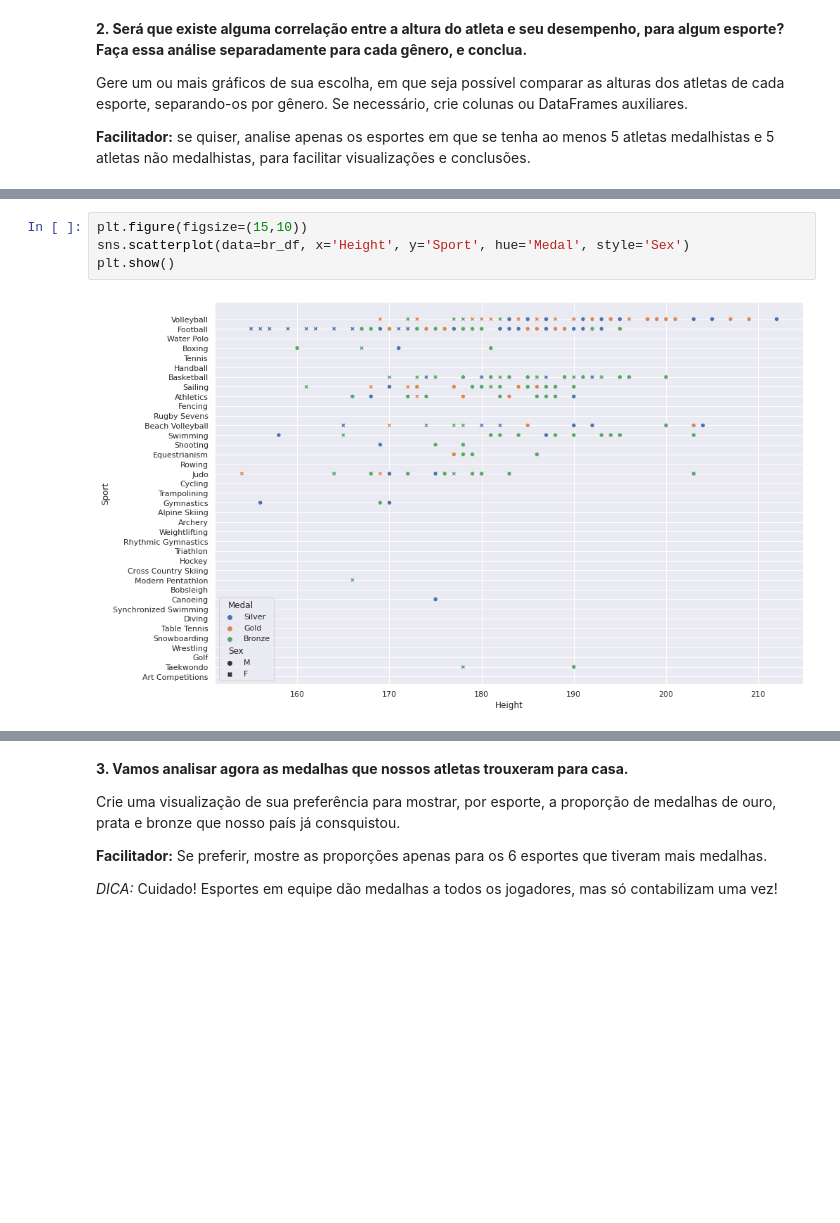
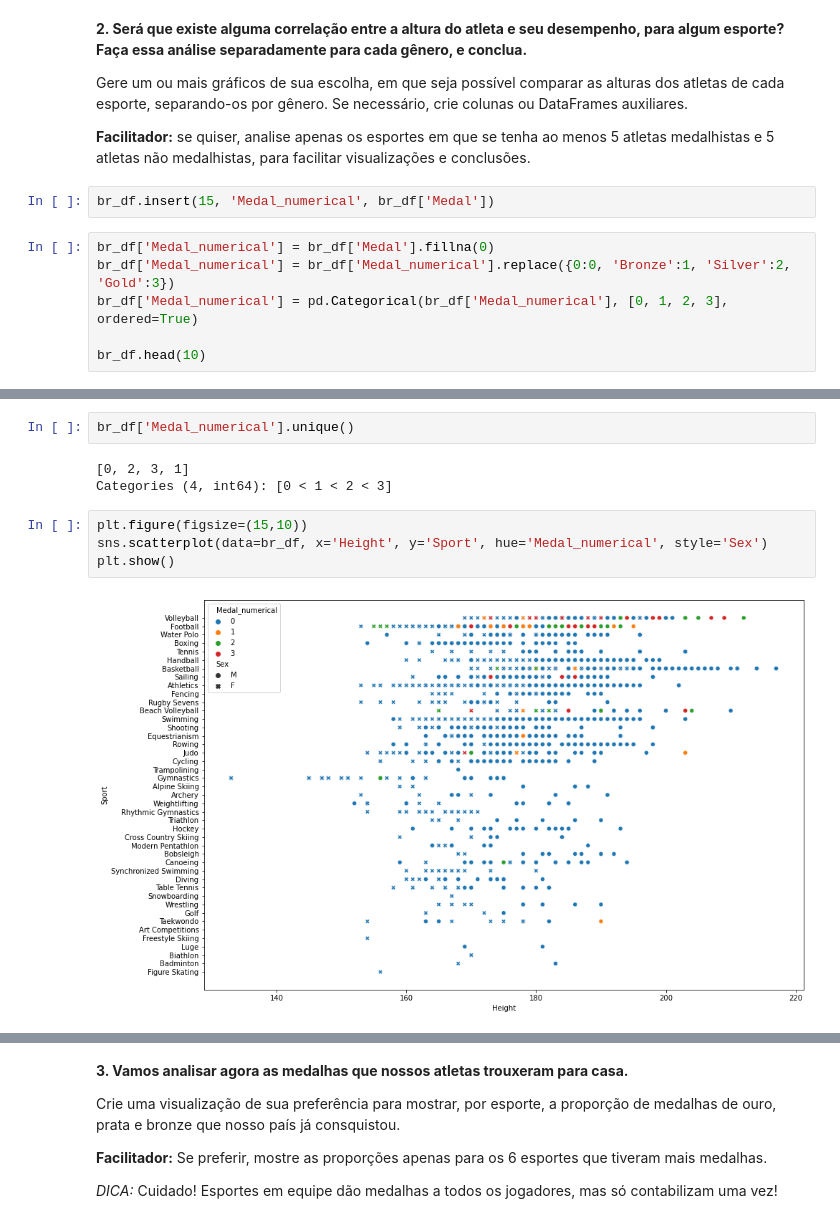
Before and after one commit to vmendes93/projeto_final_modulo_5, a Jupyter notebook: Projeto Final.ipynb, the cells around one changed output, grey strips where cells are left out. Cells and saved outputs as stored; diff of their text form; blank space fills up the shorter version.

```diff
--- a/Projeto Final.ipynb
+++ b/Projeto Final.ipynb
@@ -117,3 +117,11 @@ Colunas do dataframe: Index(['ID', 'Name', 'Sex', 'Age', 'Height', 'Weight', 'Te
 Gere um ou mais gráficos de sua escolha, em que seja possível comparar as alturas dos atletas de cada esporte, separando-os por gênero. Se necessário, crie colunas ou DataFrames auxiliares.
 
 **Facilitador:** se quiser, analise apenas os esportes em que se tenha ao menos 5 atletas medalhistas e 5 atletas não medalhistas, para facilitar visualizações e conclusões.
+# %%
+br_df.insert(15, 'Medal_numerical', br_df['Medal'])
+# %%
+br_df['Medal_numerical'] = br_df['Medal'].fillna(0)
+br_df['Medal_numerical'] = br_df['Medal_numerical'].replace({0:0, 'Bronze':1, 'Silver':2, 'Gold':3})
+br_df['Medal_numerical'] = pd.Categorical(br_df['Medal_numerical'], [0, 1, 2, 3], ordered=True)
+
+br_df.head(10)
@@ -120,9 +155,14 @@ Gere um ou mais gráficos de sua escolha, em que seja possível comparar as altu
+# %%
+br_df['Medal_numerical'].unique()
+# %% [output]
+[0, 2, 3, 1]
+Categories (4, int64): [0 < 1 < 2 < 3]
 # %%
 plt.figure(figsize=(15,10))
-sns.scatterplot(data=br_df, x='Height', y='Sport', hue='Medal', style='Sex')
+sns.scatterplot(data=br_df, x='Height', y='Sport', hue='Medal_numerical', style='Sex')
 plt.show()
 # %% [output]
-[figure, old version]
+[figure, new version]
 # %%
 plt.figure(figsize=(15,10))
 sns.histplot(data=br_df, x='Height', hue='Sex', kde=True)
```
Also changed, not shown: parts of 11 cells of this notebook.
